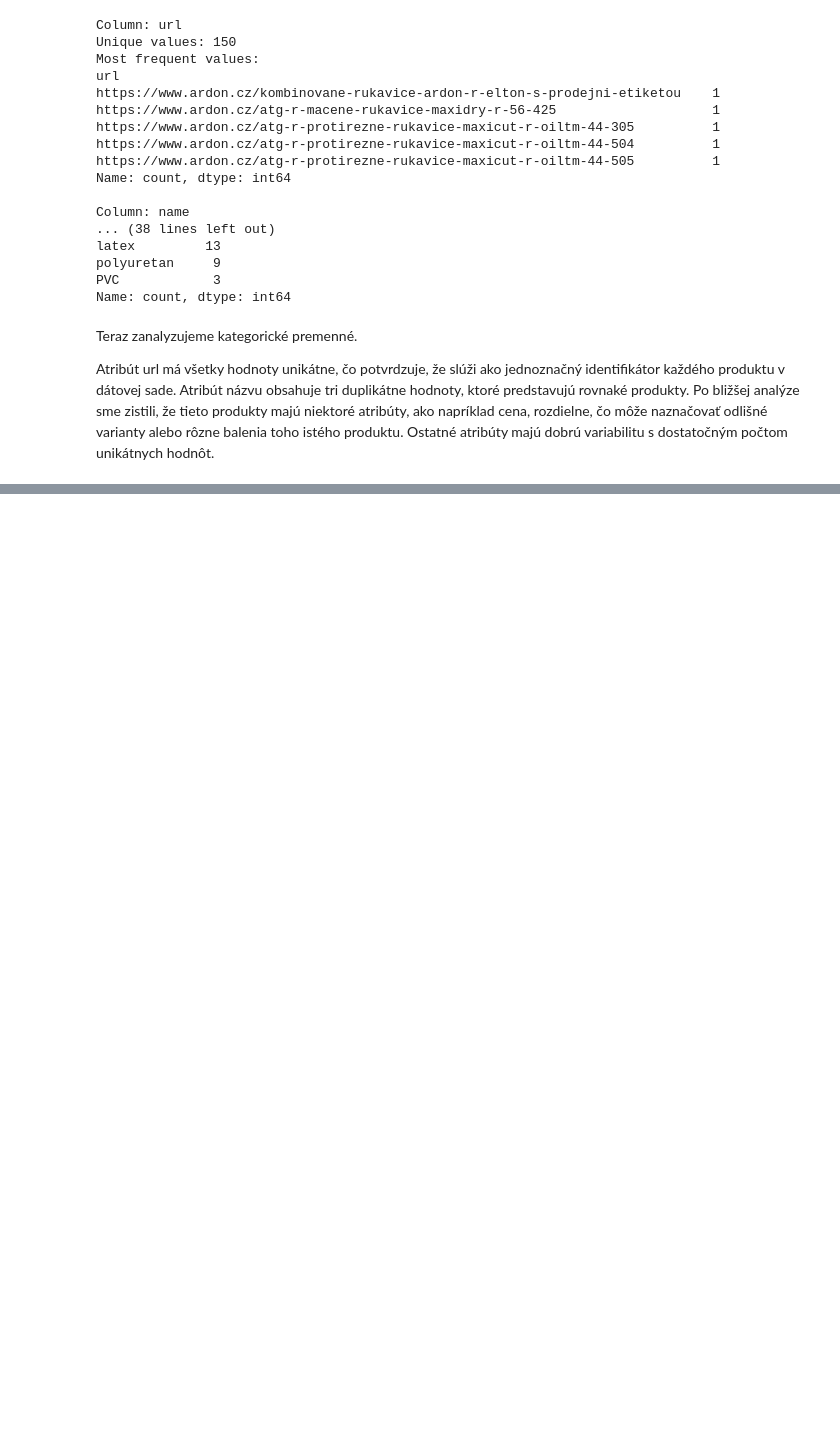
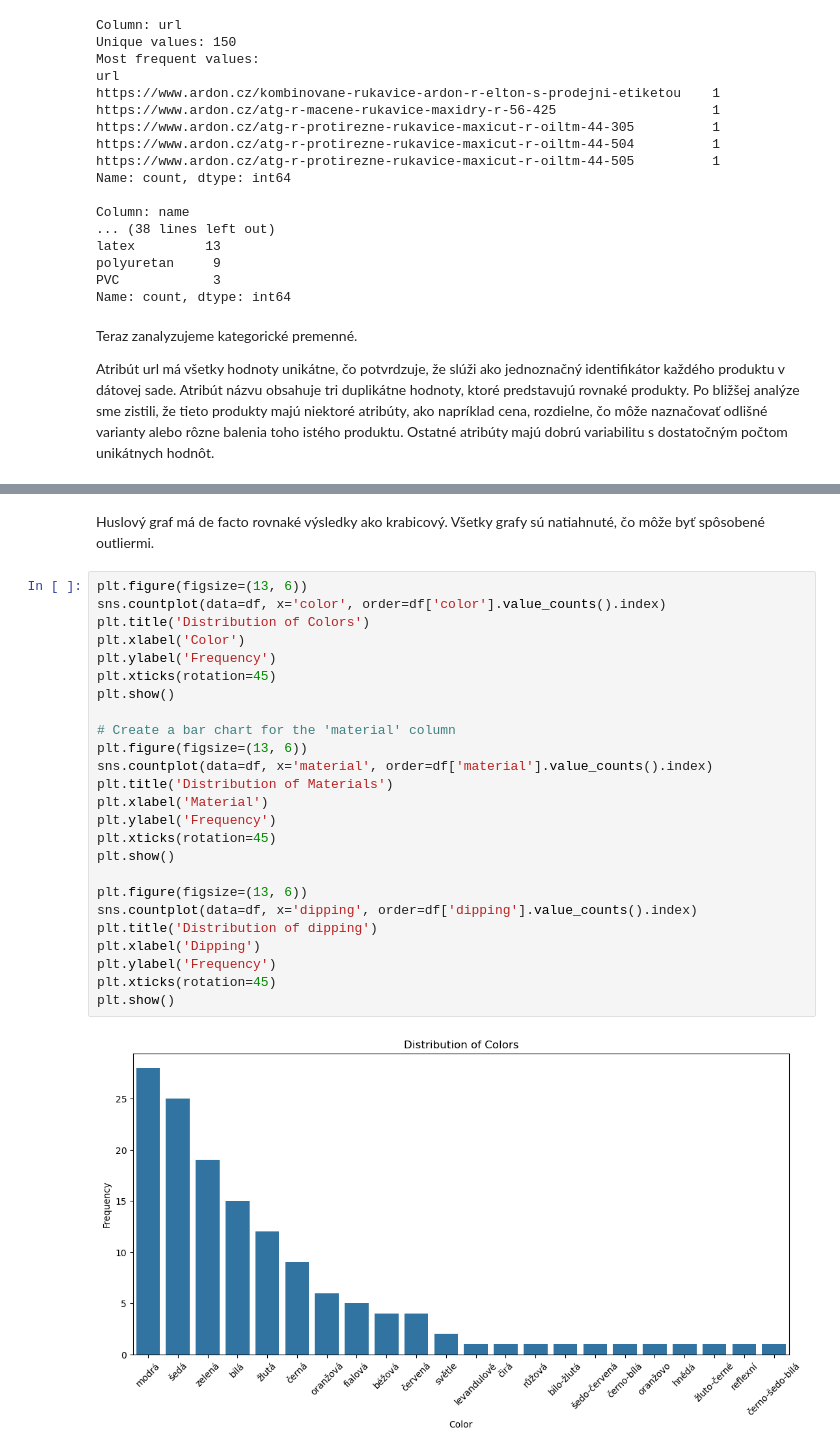
Before and after one commit to Adam-K2/upa-project, a Jupyter notebook: projekt_3/upa_3.ipynb, the cells around one changed output, grey strips where cells are left out. Cells and saved outputs as stored; diff of their text form; blank space fills up the shorter version.

```diff
--- a/projekt_3/upa_3.ipynb
+++ b/projekt_3/upa_3.ipynb
@@ -147,0 +196,29 @@ plt.show()
+# %% [markdown]
+Huslový graf má de facto rovnaké výsledky ako krabicový. Všetky grafy sú natiahnuté, čo môže byť spôsobené outliermi.
+# %%
+plt.figure(figsize=(13, 6))
+sns.countplot(data=df, x='color', order=df['color'].value_counts().index)
+plt.title('Distribution of Colors')
+plt.xlabel('Color')
+plt.ylabel('Frequency')
+plt.xticks(rotation=45)
+plt.show()
+
+# Create a bar chart for the 'material' column
+plt.figure(figsize=(13, 6))
+sns.countplot(data=df, x='material', order=df['material'].value_counts().index)
+plt.title('Distribution of Materials')
+plt.xlabel('Material')
+plt.ylabel('Frequency')
+plt.xticks(rotation=45)
+plt.show()
+
+plt.figure(figsize=(13, 6))
+sns.countplot(data=df, x='dipping', order=df['dipping'].value_counts().index)
+plt.title('Distribution of dipping')
+plt.xlabel('Dipping')
+plt.ylabel('Frequency')
+plt.xticks(rotation=45)
+plt.show()
+# %% [output]
+[figure, added]
```
Also changed, not shown: parts of 11 cells of this notebook.
